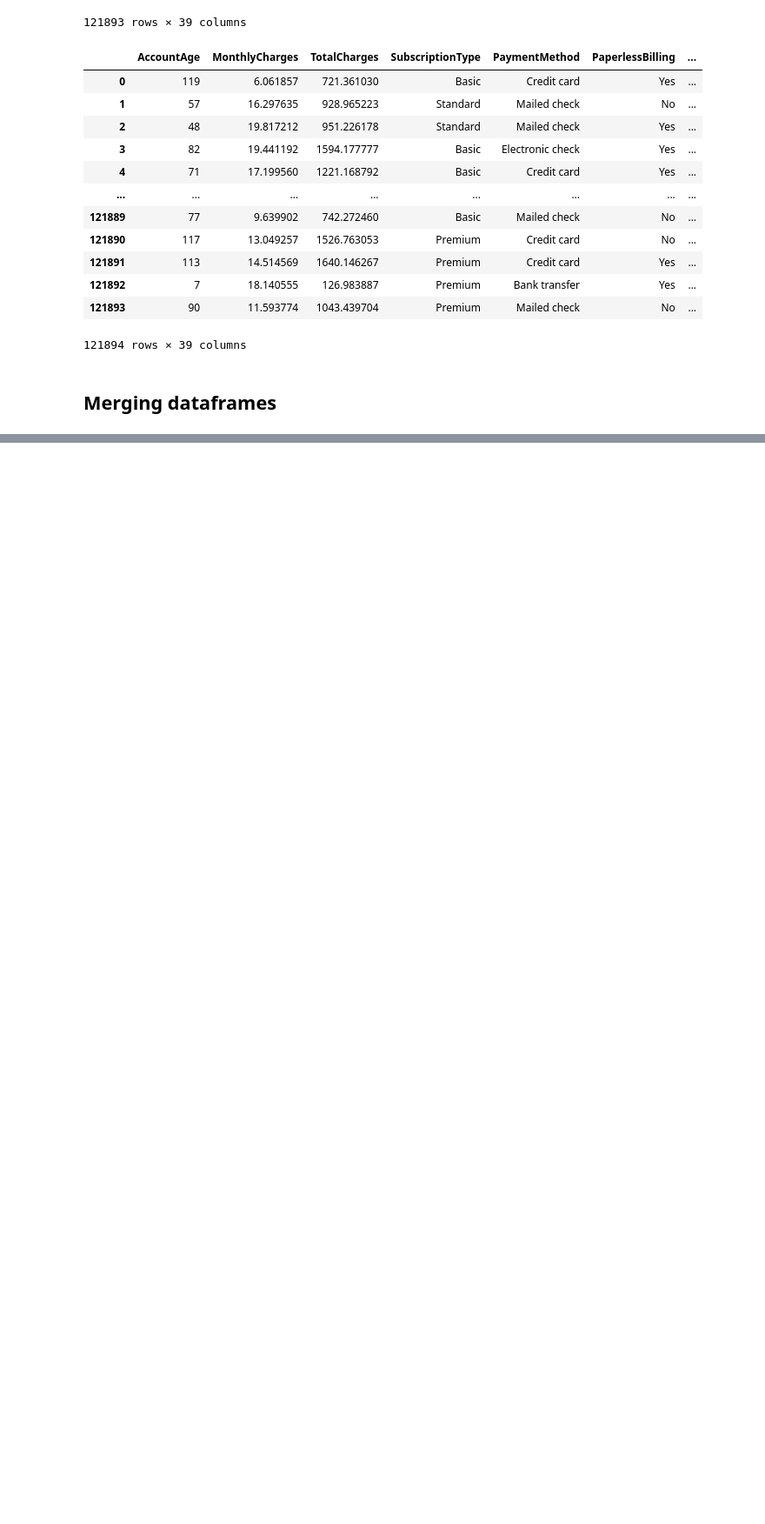
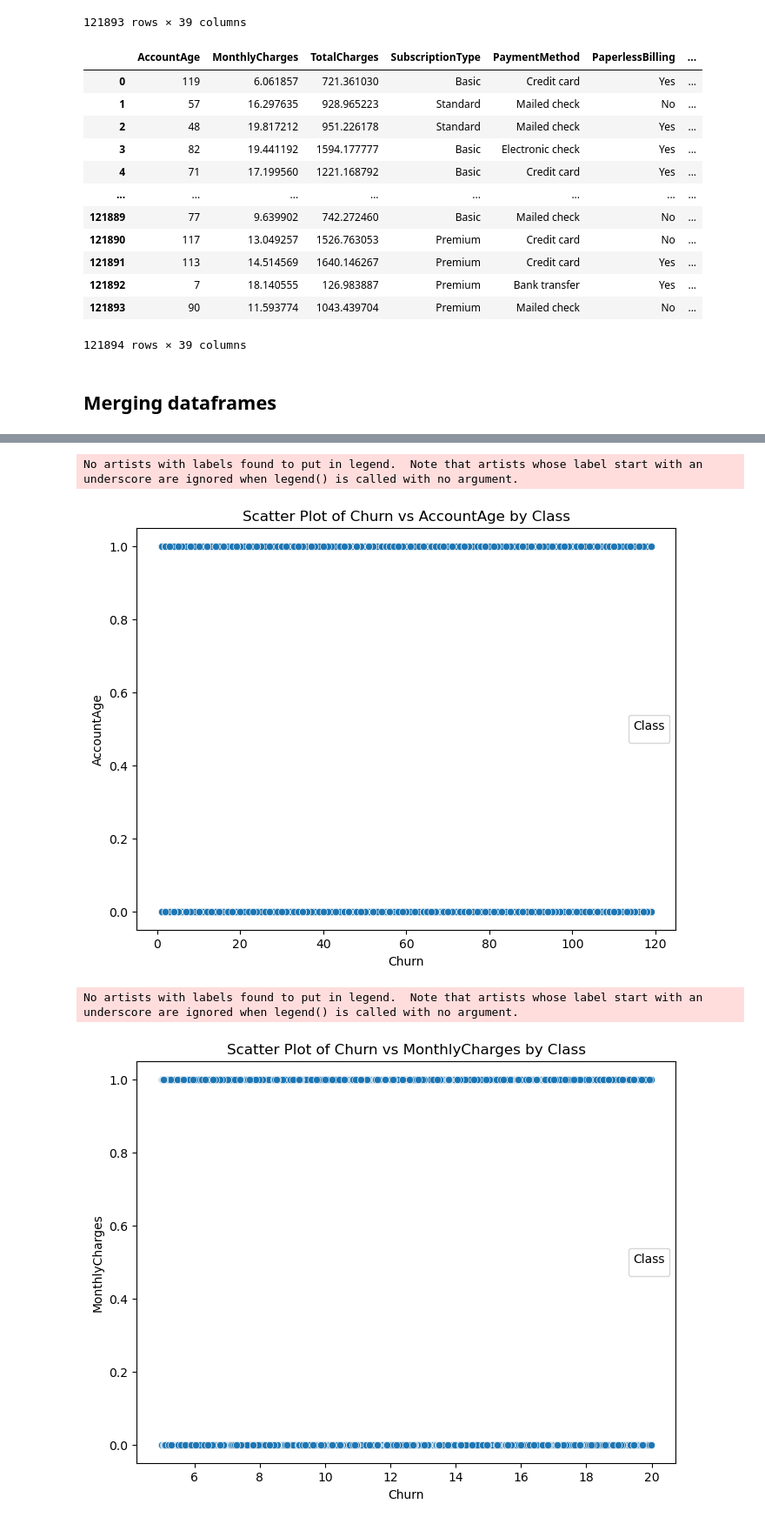
Before and after one commit to ochamodev/SL_Lab2_19001395_V, a Jupyter notebook: sl_lab2_19001395_V.ipynb, the cells around one changed output, grey strips where cells are left out. Shown at 87% size. Drawn from its saved outputs; the diff is of its cells as text; code cells hidden in the pictures; blank space fills up the shorter version.

```diff
--- a/sl_lab2_19001395_V.ipynb
+++ b/sl_lab2_19001395_V.ipynb
@@ -76,0 +97,4 @@ allDataDataFrame
+# %%
+allDataDataFrameCopy = allDataDataFrame.copy().drop(columns=['Churn'])
+
+allDataDataFrameCopy
@@ -76,0 +180,14 @@ allDataDataFrame
+# %%
+for col in allDataDataFrameCopy.columns:
+    plt.figure(figsize=(8, 6))
+    sns.scatterplot(x='Churn', y=col, style='Class', data=allDataDataFrame, palette='viridis')
+    plt.title(f'Scatter Plot of Churn vs {col} by Class')
+    plt.xlabel('Churn')
+    plt.ylabel(col)
+    plt.legend(title='Class')
+    plt.show()
+# %% [output]
+No artists with labels found to put in legend.  Note that artists whose label start with an underscore are ignored when legend() is called with no argument.
+[figure, added]
+No artists with labels found to put in legend.  Note that artists whose label start with an underscore are ignored when legend() is called with no argument.
+[figure, added]
```
Also changed, not shown: parts of 13 cells of this notebook, 1 other file.
